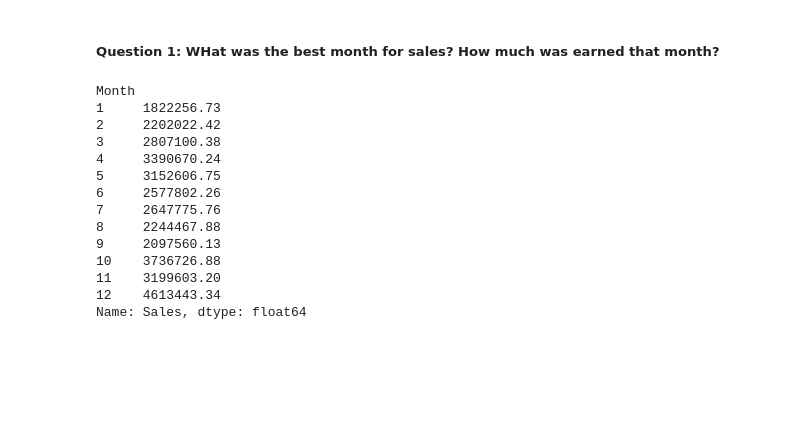
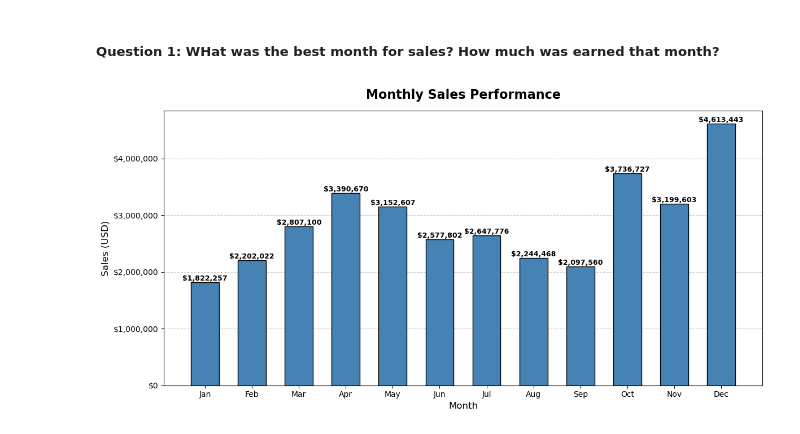
Before and after one commit to tobezhanabi/Sales-Analysis, a Jupyter notebook: salesAnalysis.ipynb, the cells around one changed output. Drawn from its saved outputs; the diff is of its cells as text; code cells hidden in the pictures; blank space fills up the shorter version.

```diff
--- a/salesAnalysis.ipynb
+++ b/salesAnalysis.ipynb
@@ -73,19 +73,43 @@ all_data.head()
 # %% [markdown]
 ##### Question 1: WHat was the best month for sales? How much was earned that month?
 # %%
-all_data.groupby('Month').sum()['Sales']
+result = all_data.groupby('Month').sum()
-# %% [output]
-Month
-1     1822256.73
-2     2202022.42
-3     2807100.38
-4     3390670.24
-5     3152606.75
-6     2577802.26
-7     2647775.76
-8     2244467.88
-9     2097560.13
-10    3736726.88
-11    3199603.20
-12    4613443.34
-Name: Sales, dtype: float64
+# %%
+import matplotlib.pyplot as plt
+
+months = range(1, 13)
+month_labels = ['Jan', 'Feb', 'Mar', 'Apr', 'May', 'Jun',
+                'Jul', 'Aug', 'Sep', 'Oct', 'Nov', 'Dec']
+
+fig, ax = plt.subplots(figsize=(12, 6))
+
+bars = ax.bar(months, result['Sales'], color='steelblue', edgecolor='black', width=0.6)
+
+# Add value labels on top of each bar
+for bar in bars:
+    height = bar.get_height()
+    ax.text(
+        bar.get_x() + bar.get_width() / 2,
+        height,
+        f'${height:,.0f}',
+        ha='center', va='bottom', fontsize=9, fontweight='bold'
+    )
+
+# Labels and title
+ax.set_title('Monthly Sales Performance', fontsize=16, fontweight='bold', pad=15)
+ax.set_xlabel('Month', fontsize=12)
+ax.set_ylabel('Sales (USD)', fontsize=12)
+ax.set_xticks(months)
+ax.set_xticklabels(month_labels)
+
+# Format y-axis as currency
+ax.yaxis.set_major_formatter(plt.FuncFormatter(lambda x, _: f'${x:,.0f}'))
+
+# Add gridlines
+ax.yaxis.grid(True, linestyle='--', alpha=0.7)
+ax.set_axisbelow(True)
+
+plt.tight_layout()
+plt.show()
+# %% [output]
+[figure, added]
```
Also changed, not shown: parts of 4 cells of this notebook.
